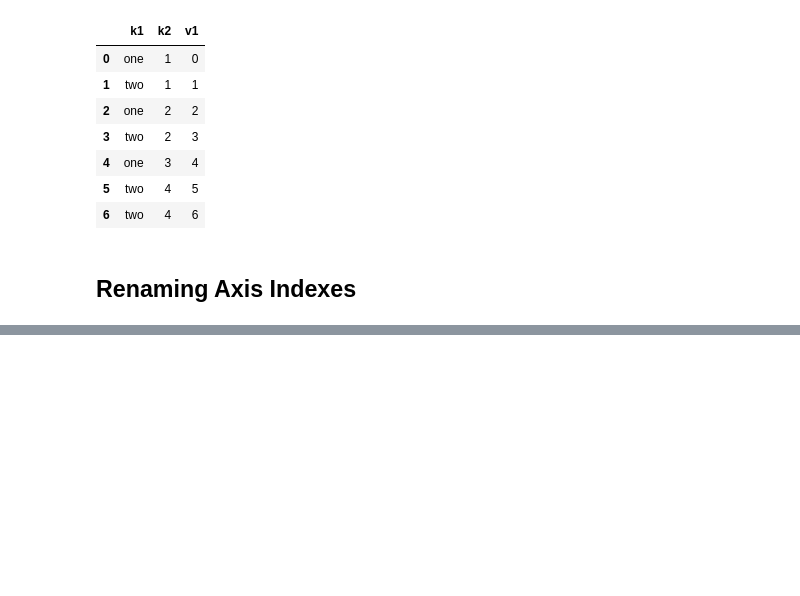
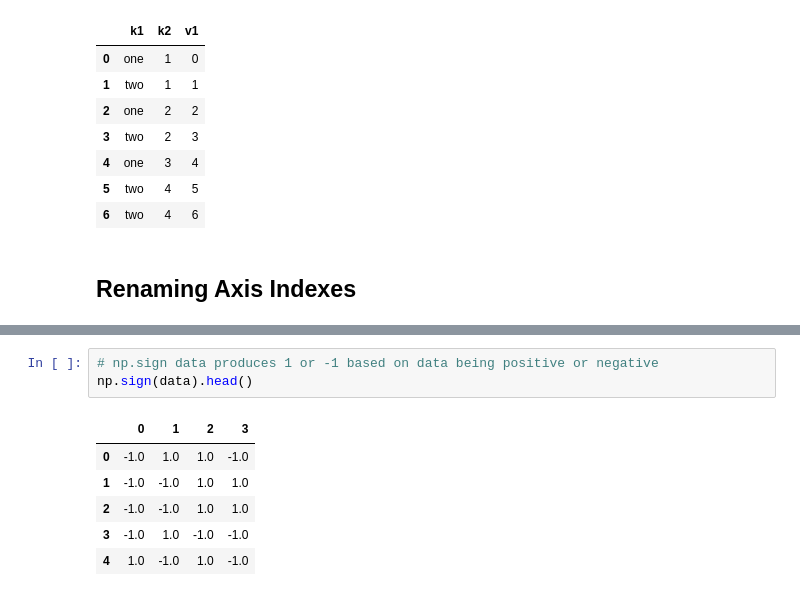
Before and after one commit to atozncoder/ai, a Jupyter notebook: PythonForDataAnalysisBook/7DataCleaning.ipynb, the cells around one changed output, grey strips where cells are left out. Cells and saved outputs as stored; diff of their text form; blank space fills up the shorter version.

```diff
--- a/PythonForDataAnalysisBook/7DataCleaning.ipynb
+++ b/PythonForDataAnalysisBook/7DataCleaning.ipynb
@@ -380,0 +575,10 @@ df.replace({-999: np.nan, -1000: 0})
+# %%
+# np.sign data produces 1 or -1 based on data being positive or negative
+np.sign(data).head()
+# %% [output]
+|  | 0 | 1 | 2 | 3 |
+| 0 | -1.0 | 1.0 | 1.0 | -1.0 |
+| 1 | -1.0 | -1.0 | 1.0 | 1.0 |
+| 2 | -1.0 | -1.0 | 1.0 | 1.0 |
+| 3 | -1.0 | 1.0 | -1.0 | -1.0 |
+| 4 | 1.0 | -1.0 | 1.0 | -1.0 |
```
Also changed, not shown: parts of 22 cells of this notebook.
